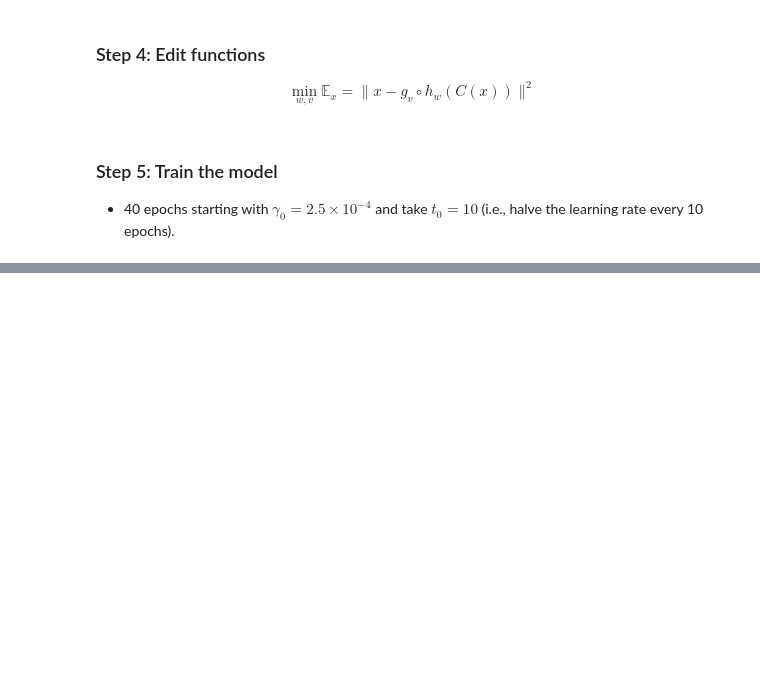
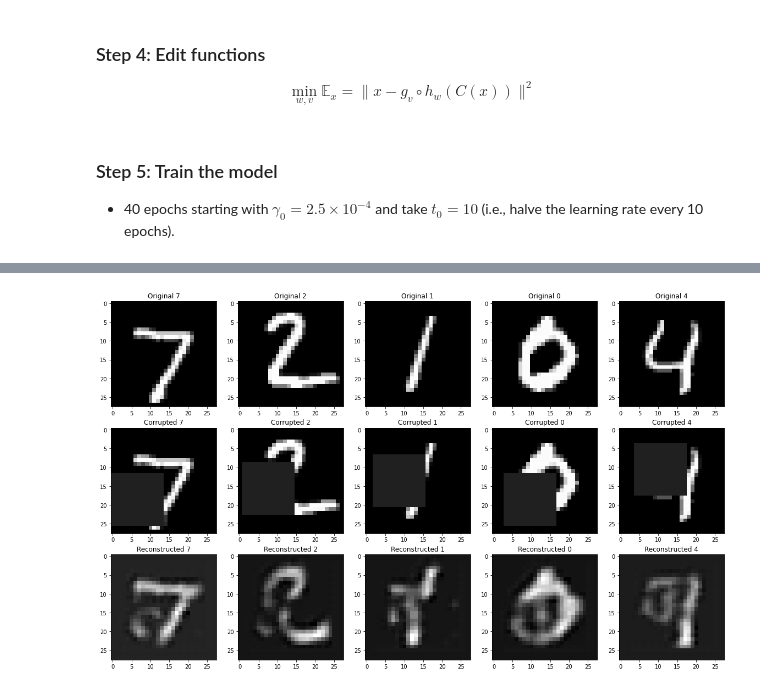
Before and after one commit to anushnap/DeepLearning, a Jupyter notebook: HW4/hw4-notebook.ipynb, the cells around one changed output, grey strips where cells are left out. Saved outputs shown, nothing was run; the diff lists cells and outputs as text; code cells hidden in the pictures; blank space fills up the shorter version.

Commit message:
added images graphs

```diff
--- a/HW4/hw4-notebook.ipynb
+++ b/HW4/hw4-notebook.ipynb
@@ -272,0 +276,13 @@ plt.xlabel('Iterations', fontsize=12)
+# %%
+reconstructed_images = ae_model(C_X_test).detach()
+
+f, ax = plt.subplots(3, 5, figsize=(20, 12))
+for i in range(5):
+    ax[0][i].imshow(X_test[i].squeeze() * std + mean, cmap='gray')
+    ax[0][i].set_title(f'Original {y_test[i]}', fontsize=12)
+    ax[1][i].imshow(C_X_test[i].squeeze() * std + mean, cmap='gray')
+    ax[1][i].set_title(f'Corrupted {y_test[i]}', fontsize=12)
+    ax[2][i].imshow(reconstructed_images[i].squeeze() * std + mean, cmap='gray')
+    ax[2][i].set_title(f'Reconstructed {y_test[i]}', fontsize=12)
+# %% [output]
+[figure, added]
```
Also changed, not shown: parts of 2 cells of this notebook.
